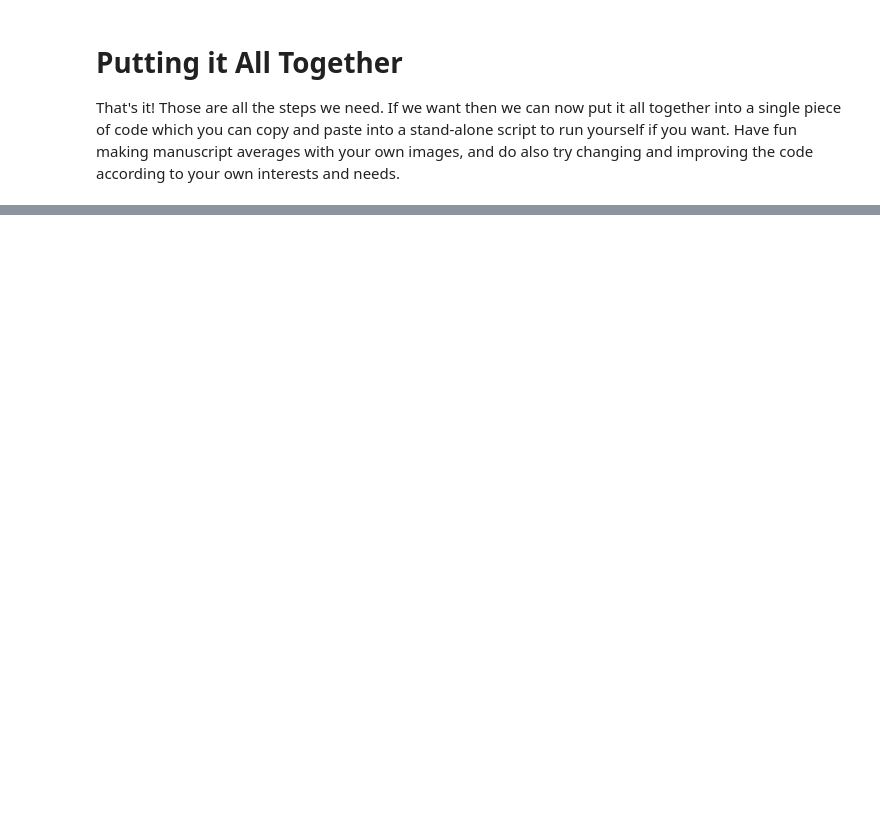
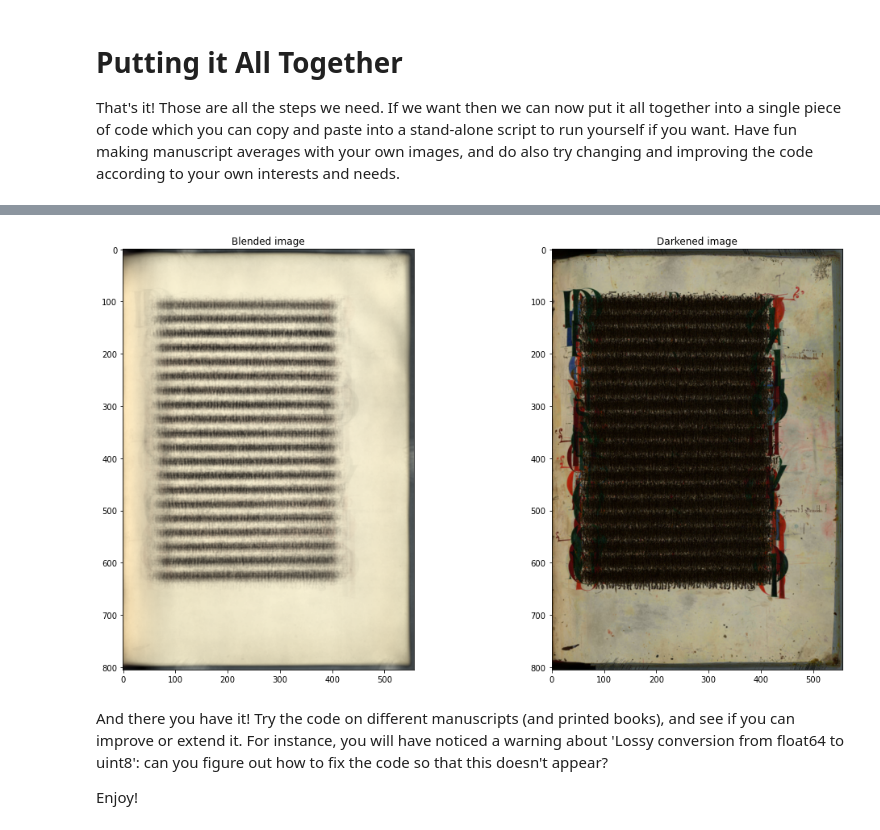
Before and after one commit to pastokes/MS-images, a Jupyter notebook: 2. The Manuscript Average.ipynb, the cells around one changed output, grey strips where cells are left out. Saved outputs shown, nothing was run; the diff lists cells and outputs as text; code cells hidden in the pictures; blank space fills up the shorter version.

Commit message:
Update 2. The Manuscript Average.ipynb
Updated to work entirely with skimage throughout, instead of mixing PIL and skimage.

```diff
--- a/2. The Manuscript Average.ipynb
+++ b/2. The Manuscript Average.ipynb
@@ -118,9 +177,13 @@ A loop like this might take a long time to run, so let's add some `print()` stat
+# %%
+im_dark = minimum(im_dark, imfinal)
+
+io.imshow(im_dark)
 # %%
 for f in filelist:
     print('Reading image', f)
-    im = Image.open(f)
+    im = io.imread(f)
 
-    im_rz = im.resize((minx, miny))
+    im_rz = resize(im, (minx, miny))
 
     # Get the basename without extension
     fol = os.path.splitext(os.path.basename(f))[0]
@@ -128,16 +191,17 @@ for f in filelist:
     # We need to flip all the versos (or all the rectos)
     # so that the page layout matches.
     if (fol.lower()[-1] == 'v'):
-        imfinal = ImageOps.mirror(im_rz)
+        imfinal = im_rz[:, ::-1, :]
     elif (fol.lower()[-1] == 'r'):
         imfinal = im_rz
     elif (int(fol) % 2 == 0):
-        imfinal = ImageOps.mirror(im_rz)
+        imfinal = im_rz[:, ::-1, :]
     else:
         imfinal = im_rz
 
-    im_blend = Image.blend(im_blend, imfinal, alpha)
-    im_dark = ImageChops.darker(im_dark, imfinal)
+    im_dark = minimum(im_dark, imfinal)
+
+io.imshow(im_dark)
 # %% [markdown]
 ## The Output
 
@@ -165,12 +238,16 @@ This version assumes a directory of JPG images specified in the directory
 variable below.
 
 Created on Wed May 16 14:05:04 2018
+Updated on Tue Oct 26 10:12:36 2021 to use skimage instead of PIL
 
 @author: Peter A. Stokes, École Pratique des Hautes Études – Université PSL
 """
 
-
-from PIL import Image, ImageChops, ImageOps
+from skimage import io
+from skimage.transform import resize
+from skimage.exposure import equalize_adapthist
+from numpy import zeros, full, minimum
+from matplotlib import pyplot as plt
 import os, glob
 
 directory = 'CCCC 44/'
@@ -182,12 +259,12 @@ miny = 0
 # First find the smallest image to resize to
 print('Reading image sizes...')
 for f in filelist:
-    im = Image.open(f)
+    im = io.imread(f)
 
     if (minx, miny) == (0,0):
-        minx, miny = im.size
+        minx, miny, _ = im.shape
     else:
-        x, y = im.size
+        x, y, _ = im.shape
         minx = min(x, minx)
         miny = min(y, miny)
 
@@ -195,14 +272,16 @@ for f in filelist:
 # The alpha seems to have a minimum value below which the images are black
 alpha = max(1.0/len(filelist), 0.01)
 
-im_blend = Image.new('RGB', (minx, miny))
-im_dark = Image.new('RGB', (minx, miny), 'white')
+# Create new black image for blending, and white image for darkening
+im_blend = zeros((minx, miny, 3), dtype=int)
+im_dark = full((minx, miny, 3), 255, dtype=int)
 
+# Now process all the images in the directory
 for f in filelist:
     print('Reading image', f)
-    im = Image.open(f)
+    im = io.imread(f)
 
-    im_rz = im.resize((minx, miny))
+    im_rz = resize(im, (minx, miny))
 
     # Get the basename without extension
     fol = os.path.splitext(os.path.basename(f))[0]
@@ -210,23 +289,33 @@ for f in filelist:
     # We need to flip all the versos (or all the rectos)
     # so that the page layout matches.
     if (fol.lower()[-1] == 'v'):
-        # Profiling suggests that ImageOps.mirror is slightly faster than Image.transpose
-        imfinal = ImageOps.mirror(im_rz)
+        imfinal = im_rz[:, ::-1, :]
     elif (fol.lower()[-1] == 'r'):
         imfinal = im_rz
     elif (int(fol) % 2 == 0):
-        imfinal = ImageOps.mirror(im_rz)
+        imfinal = im_rz[:, ::-1, :]
     else:
         imfinal = im_rz
 
-    im_blend = Image.blend(im_blend, imfinal, alpha)
-    im_dark = ImageChops.darker(im_dark, imfinal)
+    im_blend = alpha * imfinal + (1-alpha) * im_blend
+    im_dark = minimum(im_dark, imfinal)
 
 # The blended image tends to be very faint, so let's enhance the contrast
-im_blend = ImageOps.autocontrast(im_blend)
+im_blend = equalize_adapthist(im_blend)
 
-im_blend.save(directory + 'image_blend.png')
-im_dark.save(directory + 'image_dark.png')
+# Save the results as new images
+io.imsave(directory + 'image_blend.png', im_blend)
+io.imsave(directory + 'image_dark.png', im_blend)
 
-im_blend.show()
-im_dark.show()
+# And display the results to the user
+fig, axes = plt.subplots(1, 2, figsize=(16, 8))
+ax = axes.ravel()
+
+ax[0].imshow(im_blend)
+ax[0].set_title("Blended image")
+ax[1].imshow(im_dark)
+ax[1].set_title("Darkened image")
+
+fig.tight_layout()
+plt.show()
+# %% [output]
@@ -233,3 +341,8 @@ im_dark.show()
+[figure, added]
+# %% [markdown]
+And there you have it! Try the code on different manuscripts (and printed books), and see if you can improve or extend it. For instance, you will have noticed a warning about 'Lossy conversion from float64 to uint8': can you figure out how to fix the code so that this doesn't appear?
+
+Enjoy!
 # %% [markdown]
 ---
 ![Licence Creative Commons](https://i.creativecommons.org/l/by/4.0/88x31.png)
```
Also changed, not shown: parts of 25 cells of this notebook.
